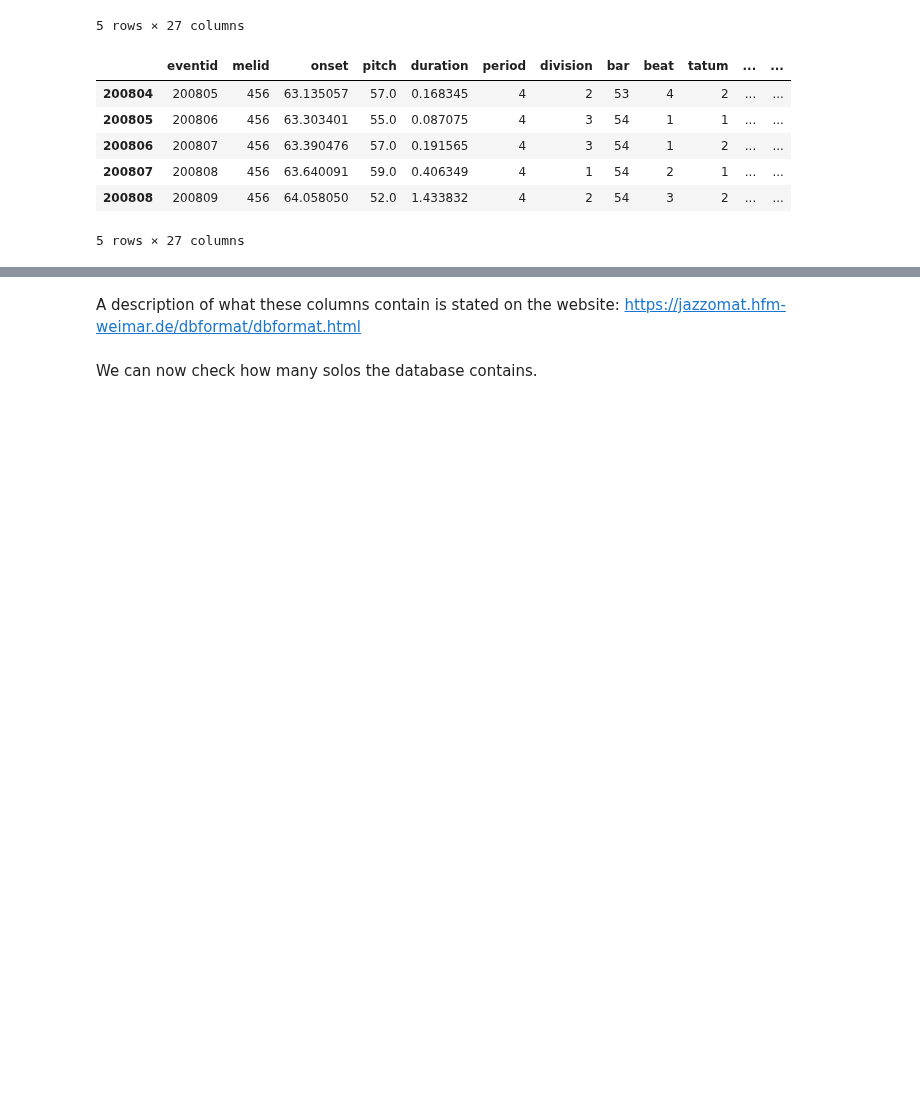
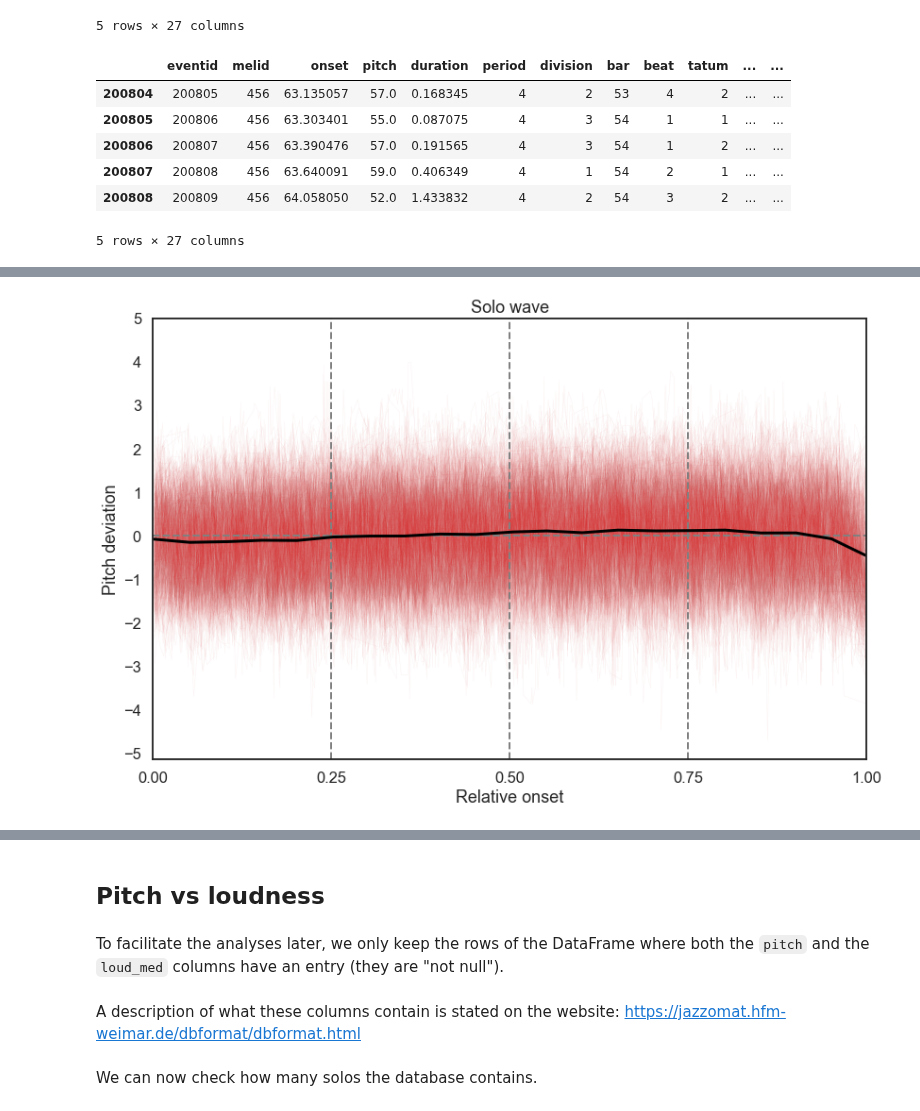
Before and after one commit to fabianmoss/intro-corpusmus, a Jupyter notebook: docs/source/04_jazz_solos.ipynb, the cells around one changed output, grey strips where cells are left out. Drawn from its saved outputs; the diff is of its cells as text; code cells hidden in the pictures; blank space fills up the shorter version.

```diff
--- a/docs/source/04_jazz_solos.ipynb
+++ b/docs/source/04_jazz_solos.ipynb
@@ -132,0 +235,2 @@ solos.tail()
+# %%
+big_df = pd.concat([standardize(notelist(i)) for i in range(solos_meta.shape[0])])
@@ -132,0 +246,34 @@ solos.tail()
+# %%
+%%time
+
+fig, ax = plt.subplots(figsize=(12,8))
+
+for ID in range(solos_meta.shape[0]):
+    solo = standardize(notelist(ID))
+    x = solo["Rel. Onset"]
+    y = solo["Rel. MIDI Pitch"]
+    ax. plot(x,y, lw=.5, c="tab:red", alpha=.05)
+
+ax.axvline(.25, lw=2, ls="--", c="gray")
+ax.axvline(.5, lw=2, ls="--", c="gray")
+ax.axvline(.75, lw=2, ls="--", c="gray")
+ax.axhline(0, lw=2, ls="--", c="gray")
+
+lowess = sm.nonparametric.lowess
+big_x = big_df["Rel. Onset"]
+big_y = big_df["Rel. MIDI Pitch"]
+big_z = lowess(big_y, big_x, frac=1/10, delta=1/20)
+ax.plot(big_z[:,0], big_z[:,1], c="black", lw=3)
+
+plt.title("Solo wave")
+plt.xlabel("Relative onset")
+plt.ylabel("Pitch deviation")
+plt.xticks(np.linspace(0,1,5))
+plt.yticks(np.linspace(-5,5,11))
+plt.xlim(0,1)
+
+plt.tight_layout()
+plt.savefig("img/jazz_melodic_arc.png")
+plt.show()
+# %% [output]
+[figure, added]
@@ -133 +281,5 @@ solos.tail()
+# %% [markdown]
+## Pitch vs loudness
+# %% [markdown]
+To facilitate the analyses later, we only keep the rows of the DataFrame where both the `pitch` and the `loud_med` columns have an entry (they are "not null").
 # %%
```
Also changed, not shown: parts of 36 cells of this notebook, 2 other files.
